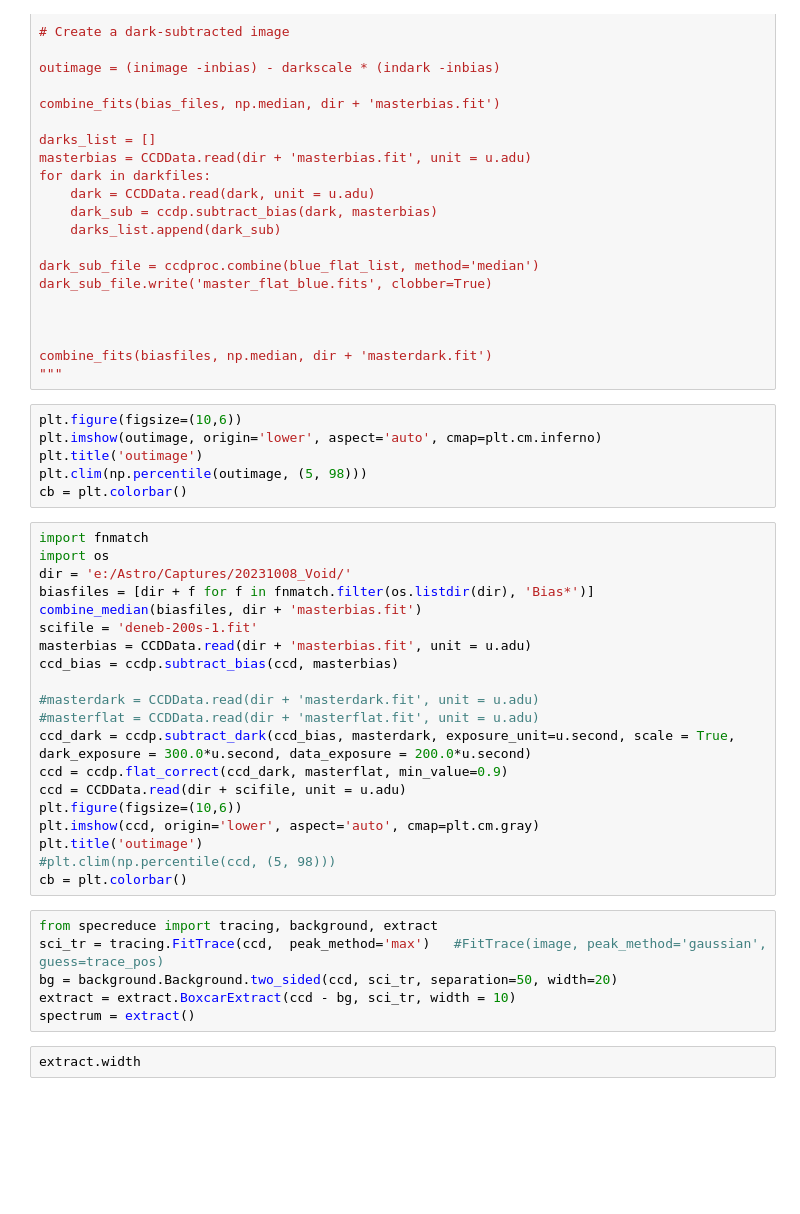
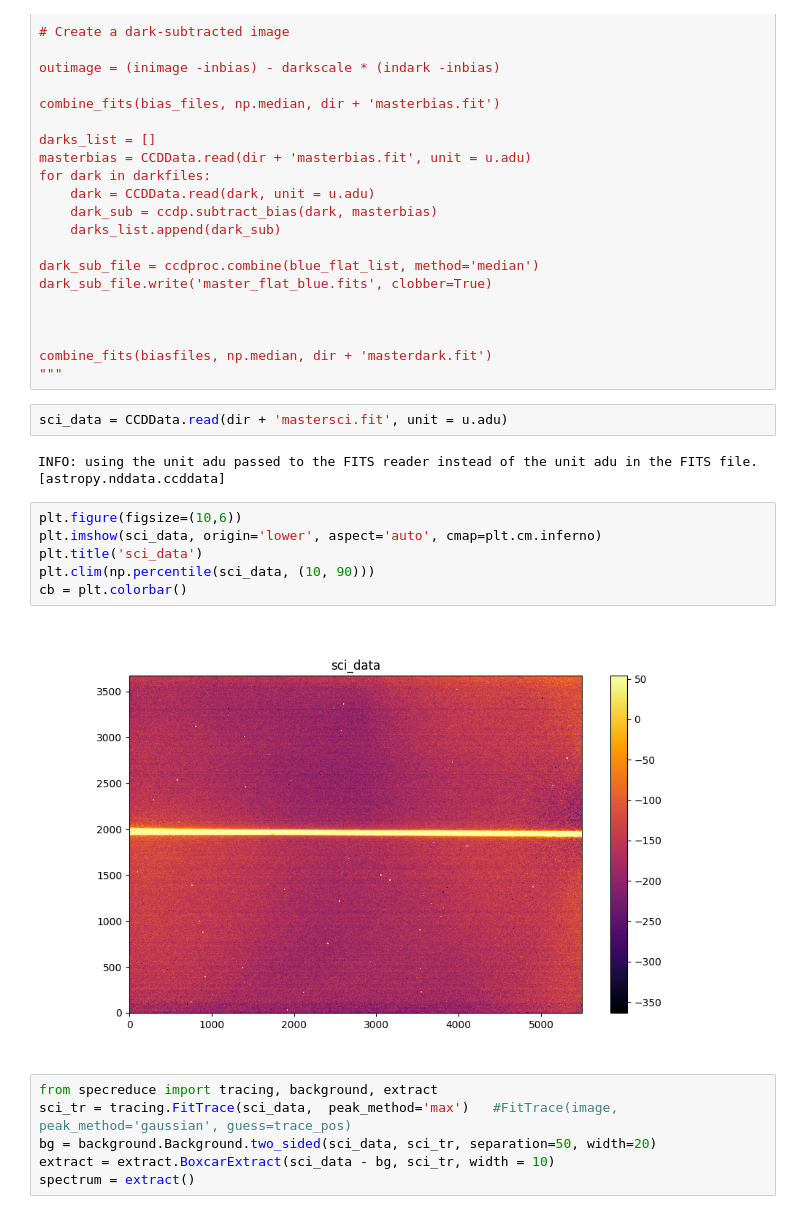
Before and after one commit to plouis35/EasyAstro, a Jupyter notebook: easytools/tests.ipynb, the cells around one changed output. Saved outputs shown, nothing was run; the diff lists cells and outputs as text; blank space fills up the shorter version.

```diff
--- a/easytools/tests.ipynb
+++ b/easytools/tests.ipynb
@@ -188,39 +216,23 @@ dark_sub_file.write('master_flat_blue.fits', clobber=True)
 
 combine_fits(biasfiles, np.median, dir + 'masterdark.fit')
 """
+# %%
+sci_data = CCDData.read(dir + 'mastersci.fit', unit = u.adu)
+# %% [output]
+INFO: using the unit adu passed to the FITS reader instead of the unit adu in the FITS file. [astropy.nddata.ccddata]
 # %%
 plt.figure(figsize=(10,6))
-plt.imshow(outimage, origin='lower', aspect='auto', cmap=plt.cm.inferno)
-plt.title('outimage')
-plt.clim(np.percentile(outimage, (5, 98)))
+plt.imshow(sci_data, origin='lower', aspect='auto', cmap=plt.cm.inferno)
+plt.title('sci_data')
+plt.clim(np.percentile(sci_data, (10, 90)))
 cb = plt.colorbar()
+# %% [output]
+[figure, added]
-# %%
-import fnmatch
-import os
-dir = 'e:/Astro/Captures/20231008_Void/'
-biasfiles = [dir + f for f in fnmatch.filter(os.listdir(dir), 'Bias*')]
-combine_median(biasfiles, dir + 'masterbias.fit')
-scifile = 'deneb-200s-1.fit'
-masterbias = CCDData.read(dir + 'masterbias.fit', unit = u.adu)
-ccd_bias = ccdp.subtract_bias(ccd, masterbias)
-
-#masterdark = CCDData.read(dir + 'masterdark.fit', unit = u.adu)
-#masterflat = CCDData.read(dir + 'masterflat.fit', unit = u.adu)
-ccd_dark = ccdp.subtract_dark(ccd_bias, masterdark, exposure_unit=u.second, scale = True, dark_exposure = 300.0*u.second, data_exposure = 200.0*u.second)
-ccd = ccdp.flat_correct(ccd_dark, masterflat, min_value=0.9)
-ccd = CCDData.read(dir + scifile, unit = u.adu)
-plt.figure(figsize=(10,6))
-plt.imshow(ccd, origin='lower', aspect='auto', cmap=plt.cm.gray)
-plt.title('outimage')
-#plt.clim(np.percentile(ccd, (5, 98)))
-cb = plt.colorbar()
 # %%
 from specreduce import tracing, background, extract
-sci_tr = tracing.FitTrace(ccd,  peak_method='max')   #FitTrace(image, peak_method='gaussian', guess=trace_pos)
-bg = background.Background.two_sided(ccd, sci_tr, separation=50, width=20)
-extract = extract.BoxcarExtract(ccd - bg, sci_tr, width = 10)
+sci_tr = tracing.FitTrace(sci_data,  peak_method='max')   #FitTrace(image, peak_method='gaussian', guess=trace_pos)
+bg = background.Background.two_sided(sci_data, sci_tr, separation=50, width=20)
+extract = extract.BoxcarExtract(sci_data - bg, sci_tr, width = 10)
 spectrum = extract()
-# %%
-extract.width
 # %%
 plt.figure(figsize=(10,6))
```
Also changed, not shown: parts of 6 cells of this notebook, 1 other file.
